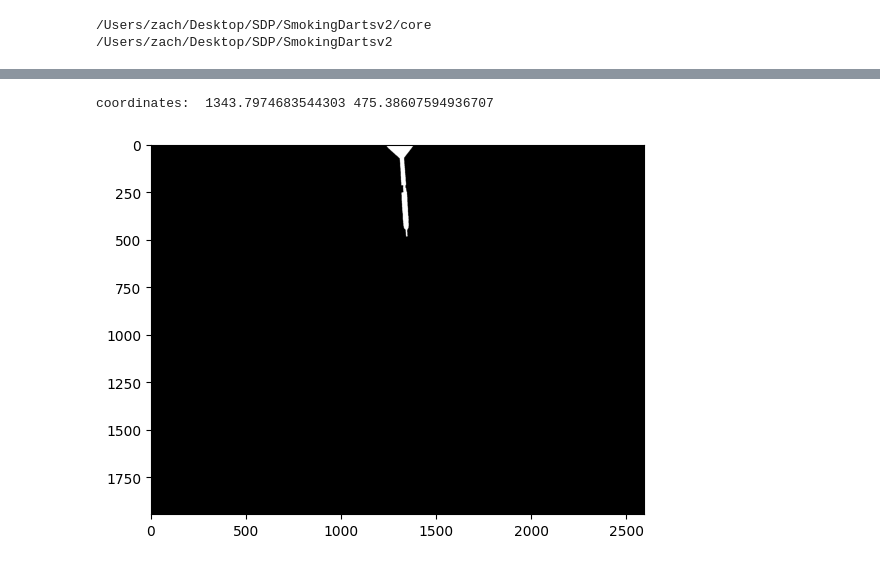
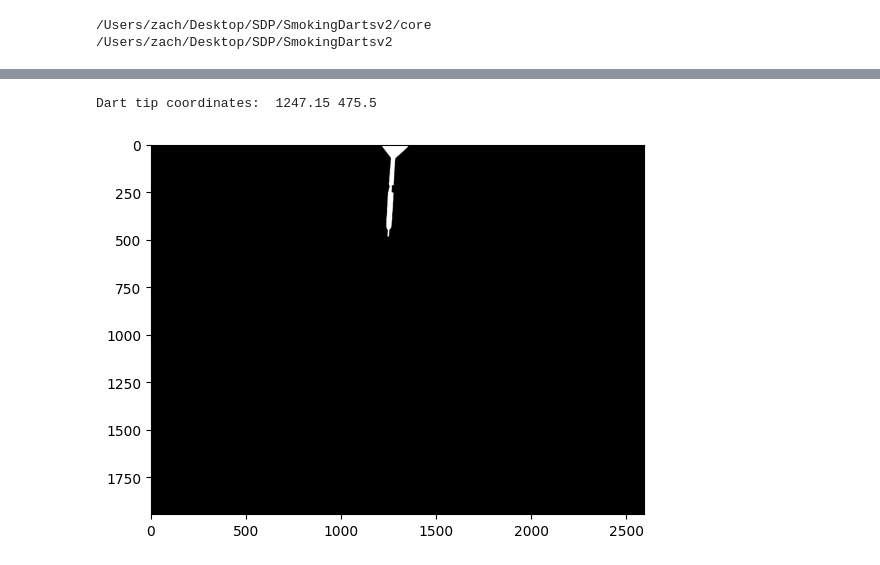
Before and after one commit to zkashef/SmokingDartsv2, a Jupyter notebook: core/never_surrender.ipynb, the cells around one changed output, grey strips where cells are left out. Cells and saved outputs as stored; diff of their text form; code cells hidden in the pictures.

```diff
--- a/core/never_surrender.ipynb
+++ b/core/never_surrender.ipynb
@@ -24,36 +35,28 @@ dart = cv2.imread(os.path.join(parent_dir, 'images', '30.jpg'))
 # %%
 
-# db
+# dartboard image
 db = DartboardImage("x", dart, last_img=nodart)
 diff = db.get_diff_to_last_img()
 
-# crop image bottom half
-# diff = diff[3*diff.shape[0]//4:, :]
-
-# set top half to 0
-diff[:3*diff.shape[0]//4, :] = 0
-
-# flip image
-diff = cv2.flip(diff, 0)
+# set bottom 3/4 of image to 0
+diff[diff.shape[0]//4:, :] = 0
 
 # opencv dilation
 kernel = np.ones((5,5),np.uint8)
 diff = cv2.dilate(diff.astype('uint8'),kernel,iterations = 1)
 
 # opencv erosion
 kernel = np.ones((5,5),np.uint8)
 diff = cv2.erode(diff.astype('uint8'),kernel,iterations = 1)
 
 # get the tip
 isolated_dart_tip = isolate_dart_tip(diff)
 y_coordinate, x_coordinate = center_of_mass(isolated_dart_tip)
-print("coordinates: ", x_coordinate, y_coordinate)
+print("Dart tip coordinates: ", x_coordinate, y_coordinate)
 
 # show image diff
 plt.imshow(diff, cmap='gray')
-#plt.imshow(diff, cmap='norm')
-# plt.imshow(isolated_dart_tip, cmap='gray')
 plt.show()
 # %% [output]
-coordinates:  1343.7974683544303 475.38607594936707
+Dart tip coordinates:  1247.15 475.5
-[figure, old version]
+[figure, new version]
```
Also changed, not shown: parts of 8 cells of this notebook, 17 other files.
